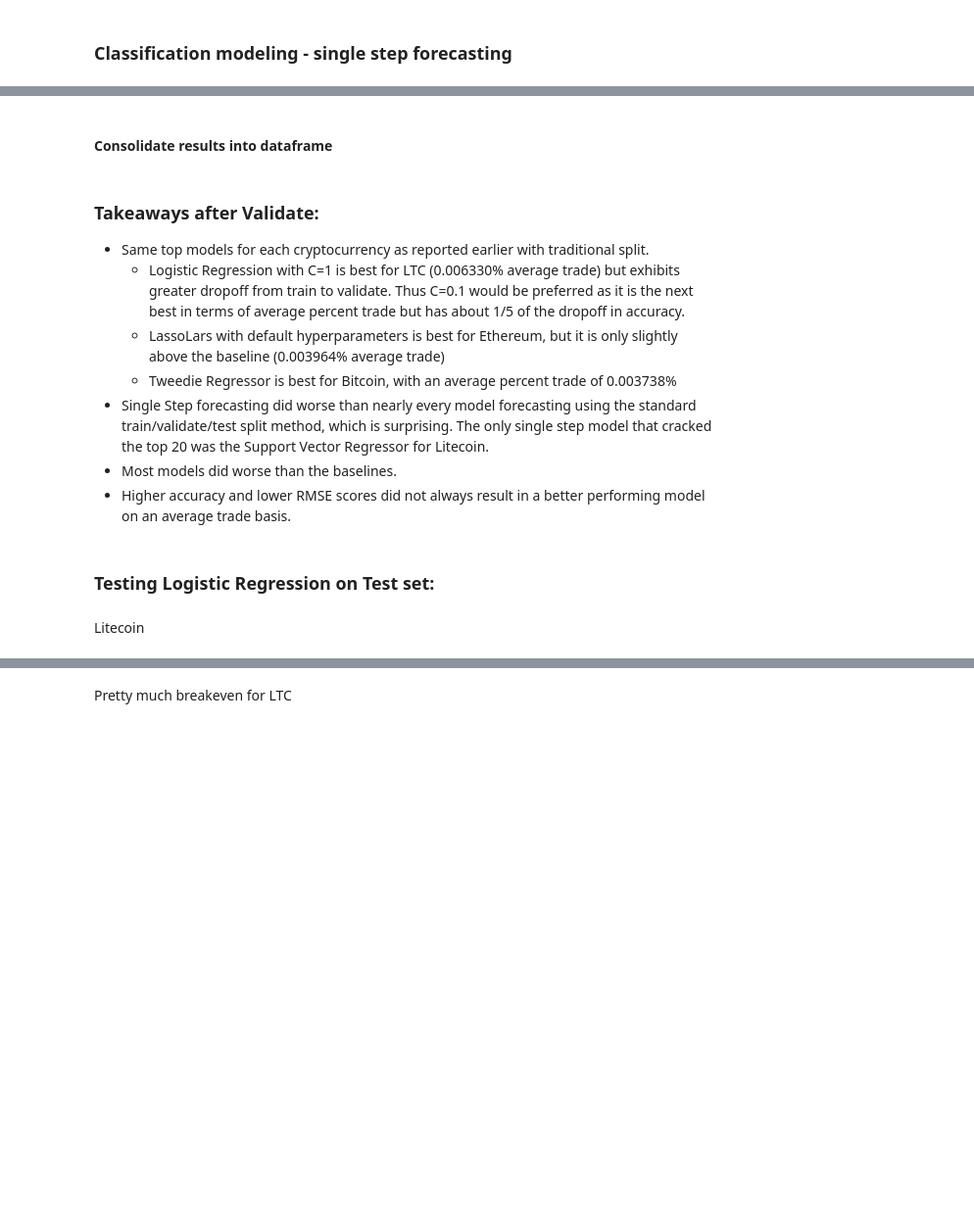
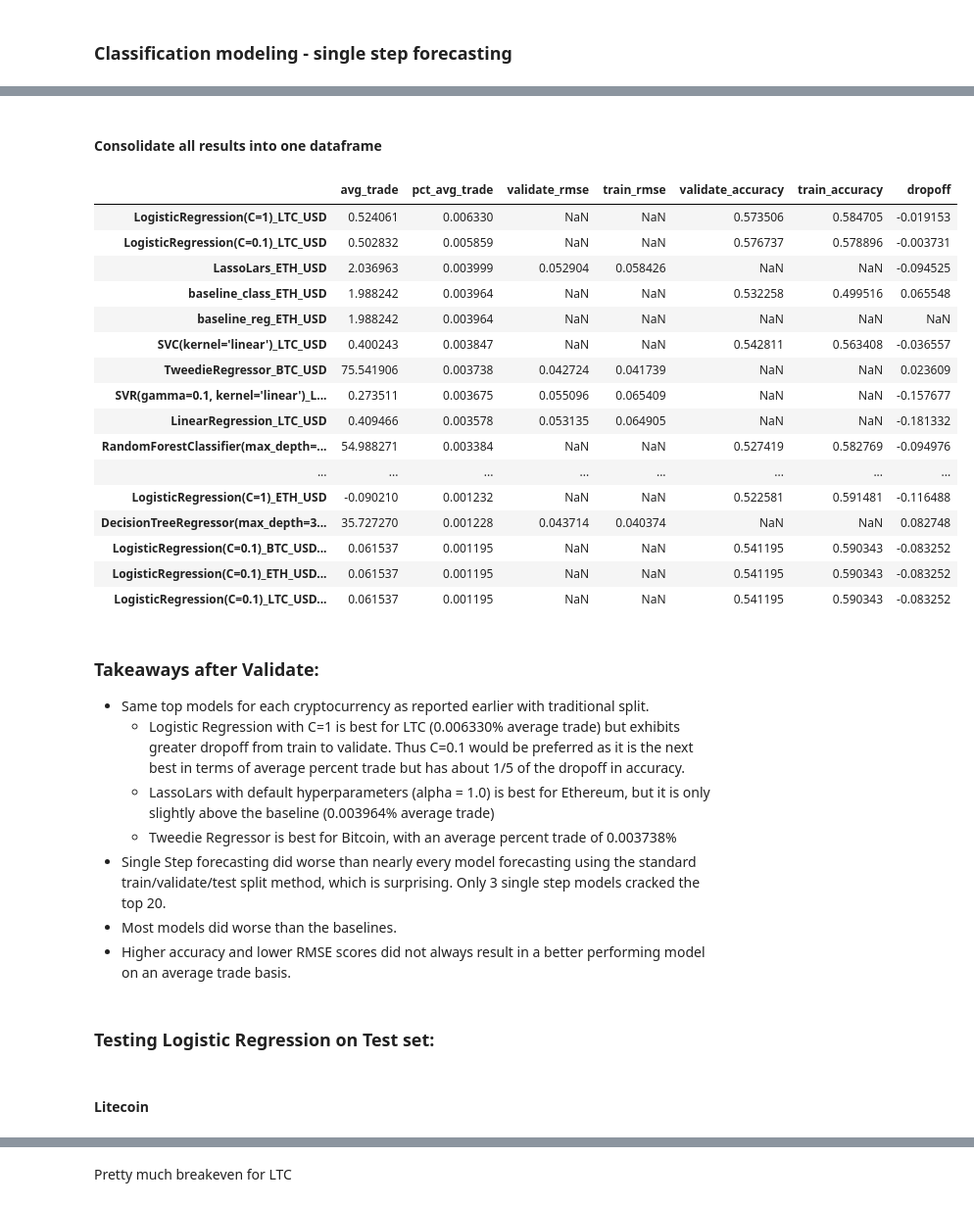
Before and after one commit to jesse-d-marder/crypto-forecast, a Jupyter notebook: predict_crypto.ipynb, the cells around one changed output, grey strips where cells are left out. Shown: that part at 98% size. Drawn from its saved outputs; the diff is of its cells as text; code cells hidden in the pictures; blank space fills up the shorter version.

```diff
--- a/predict_crypto.ipynb
+++ b/predict_crypto.ipynb
@@ -397,14 +386,7 @@ reg_model_results_df = model.consolidate_rolling_reg(res_df)
 # %% [markdown]
 ### Classification modeling - single step forecasting
-# %%
-class_models = [LogisticRegression(C=10),
-                DecisionTreeClassifier(max_depth=None),
-                KNeighborsClassifier(n_neighbors=10),
-                KNeighborsClassifier(n_neighbors=100),
-                KNeighborsClassifier(n_neighbors=1000)]
-class_model_results = {}
-all_product_class_results = {}
-target = 'fwd_close_positive'
 # %%
-class_res_df = model.rolling_class_models(split_data, class_models[0:1], target, features_to_use, features_to_scale)
+# Performing single step modeling
+target = 'fwd_close_positive'
+class_res_df = model.rolling_class_models(split_data, class_models, target, features_to_use, features_to_scale)
 # %% [output]
@@ -416,2 +411,3 @@ LogisticRegression(C=10) validate accuracy 0.54765751211631662021-03-02
 # %%
-model.consolidate_rolling_class(class_res_df)
+# Consolidate results of modeling into dataframe
+class_model_results_df = model.consolidate_rolling_class(class_res_df)
@@ -472,41 +434,39 @@ class_model_results["baseline"] = baseline
 # %% [markdown]
-#### Consolidate results into dataframe
+#### Consolidate all results into one dataframe
-# %%
-avg_trades = []
-accuracies = []
-indices = []
-for k in split_data.keys():
-    for key in class_model_results.keys():
-
-        if '_accuracy' in key:
-            accuracies.append(class_model_results[key])
-        elif key == 'baseline':
-            accuracies.append(train.fwd_close_positive.mean())
-            avg_trades.append(class_model_results[key].ret.mean())
-            indices.append(key+"_single_step")
-        else:
-            avg_trades.append(class_model_results[key].ret.mean())
-            indices.append(key+"_"+k+"_single_step")
-
-# Single step classification results
-class_model_results_df = pd.DataFrame(data={'avg_trade':avg_trades,'accuracy':accuracies}, index = indices)
-
-# avg_trade_model_results = avg_trade_model_results.append(class_model_results_df)
 # %%
-conventional_split_model_results.append(class_model_results_df).append(reg_model_results_df).sort_values(by='pct_avg_trade', ascending=False).head(20)
+every_model_results = conventional_split_model_results.append(class_model_results_df).append(reg_model_results_df).sort_values(by=['pct_avg_trade','dropoff'], ascending=[False, True])
+every_model_results.head(40)
+# %% [output]
+|  | avg_trade | pct_avg_trade | validate_rmse | train_rmse | validate_accuracy | train_accuracy | dropoff |
+| LogisticRegression(C=1)_LTC_USD | 0.524061 | 0.006330 | NaN | NaN | 0.573506 | 0.584705 | -0.019153 |
+| LogisticRegression(C=0.1)_LTC_USD | 0.502832 | 0.005859 | NaN | NaN | 0.576737 | 0.578896 | -0.003731 |
+| LassoLars_ETH_USD | 2.036963 | 0.003999 | 0.052904 | 0.058426 | NaN | NaN | -0.094525 |
+| baseline_class_ETH_USD | 1.988242 | 0.003964 | NaN | NaN | 0.532258 | 0.499516 | 0.065548 |
+| baseline_reg_ETH_USD | 1.988242 | 0.003964 | NaN | NaN | NaN | NaN | NaN |
+| SVC(kernel='linear')_LTC_USD | 0.400243 | 0.003847 | NaN | NaN | 0.542811 | 0.563408 | -0.036557 |
+| TweedieRegressor_BTC_USD | 75.541906 | 0.003738 | 0.042724 | 0.041739 | NaN | NaN | 0.023609 |
+| SVR(gamma=0.1, kernel='linear')_L... | 0.273511 | 0.003675 | 0.055096 | 0.065409 | NaN | NaN | -0.157677 |
+| LinearRegression_LTC_USD | 0.409466 | 0.003578 | 0.053135 | 0.064905 | NaN | NaN | -0.181332 |
+| RandomForestClassifier(max_depth=... | 54.988271 | 0.003384 | NaN | NaN | 0.527419 | 0.582769 | -0.094976 |
+| ... | ... | ... | ... | ... | ... | ... | ... |
+| LogisticRegression(C=1)_ETH_USD | -0.090210 | 0.001232 | NaN | NaN | 0.522581 | 0.591481 | -0.116488 |
+| DecisionTreeRegressor(max_depth=3... | 35.727270 | 0.001228 | 0.043714 | 0.040374 | NaN | NaN | 0.082748 |
+| LogisticRegression(C=0.1)_BTC_USD... | 0.061537 | 0.001195 | NaN | NaN | 0.541195 | 0.590343 | -0.083252 |
+| LogisticRegression(C=0.1)_ETH_USD... | 0.061537 | 0.001195 | NaN | NaN | 0.541195 | 0.590343 | -0.083252 |
+| LogisticRegression(C=0.1)_LTC_USD... | 0.061537 | 0.001195 | NaN | NaN | 0.541195 | 0.590343 | -0.083252 |
 # %% [markdown]
 ### Takeaways after Validate:
 - Same top models for each cryptocurrency as reported earlier with traditional split.
     - Logistic Regression with C=1 is best for LTC (0.006330% average trade) but exhibits greater dropoff from train to validate. Thus C=0.1 would be preferred as it is the next best in terms of average percent trade but has about 1/5 of the dropoff in accuracy.
-    - LassoLars with default hyperparameters is best for Ethereum, but it is only slightly above the baseline (0.003964% average trade)
+    - LassoLars with default hyperparameters (alpha = 1.0) is best for Ethereum, but it is only slightly above the baseline (0.003964% average trade)
     - Tweedie Regressor is best for Bitcoin, with an average percent trade of 0.003738%
-- Single Step forecasting did worse than nearly every model forecasting using the standard train/validate/test split method, which is surprising. The only single step model that cracked the top 20 was the Support Vector Regressor for Litecoin.
+- Single Step forecasting did worse than nearly every model forecasting using the standard train/validate/test split method, which is surprising. Only 3 single step models cracked the top 20.
 - Most models did worse than the baselines.
 - Higher accuracy and lower RMSE scores did not always result in a better performing model on an average trade basis.
 # %% [markdown]
 ### Testing Logistic Regression on Test set:
 # %% [markdown]
-Litecoin
+#### Litecoin
 # %%
 models = [LogisticRegression(C=0.1)]
 
```
Also changed, not shown: parts of 35 cells of this notebook, 2 other files.
